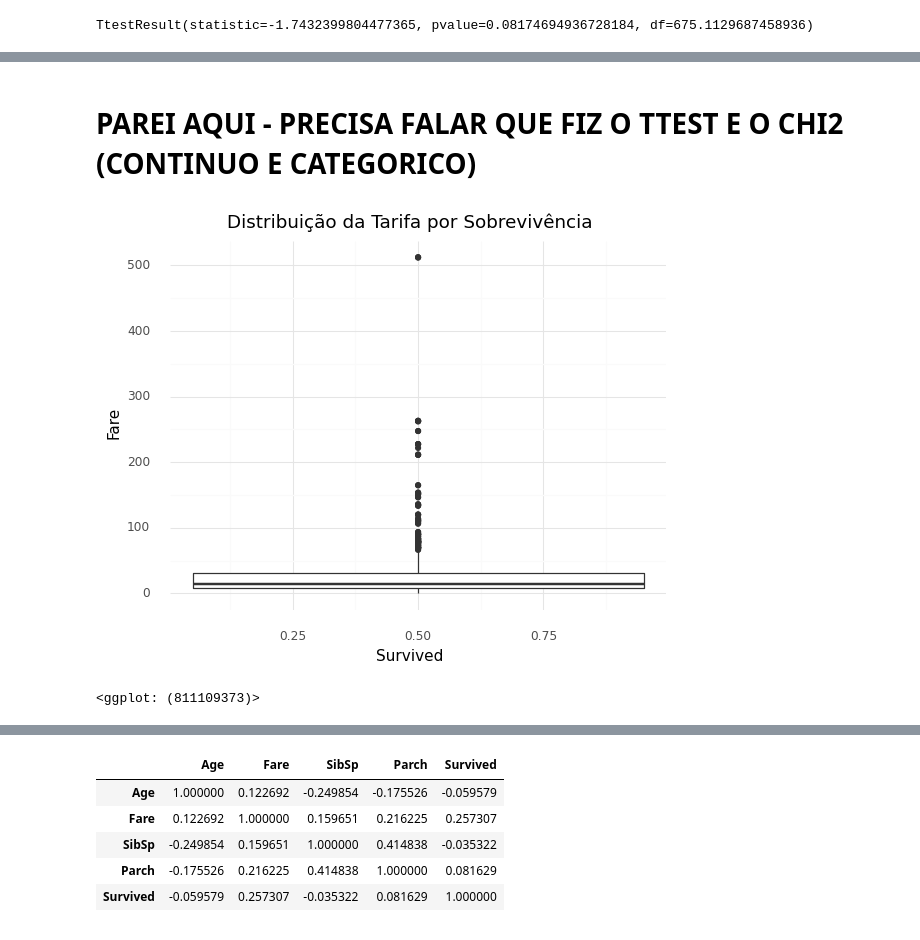
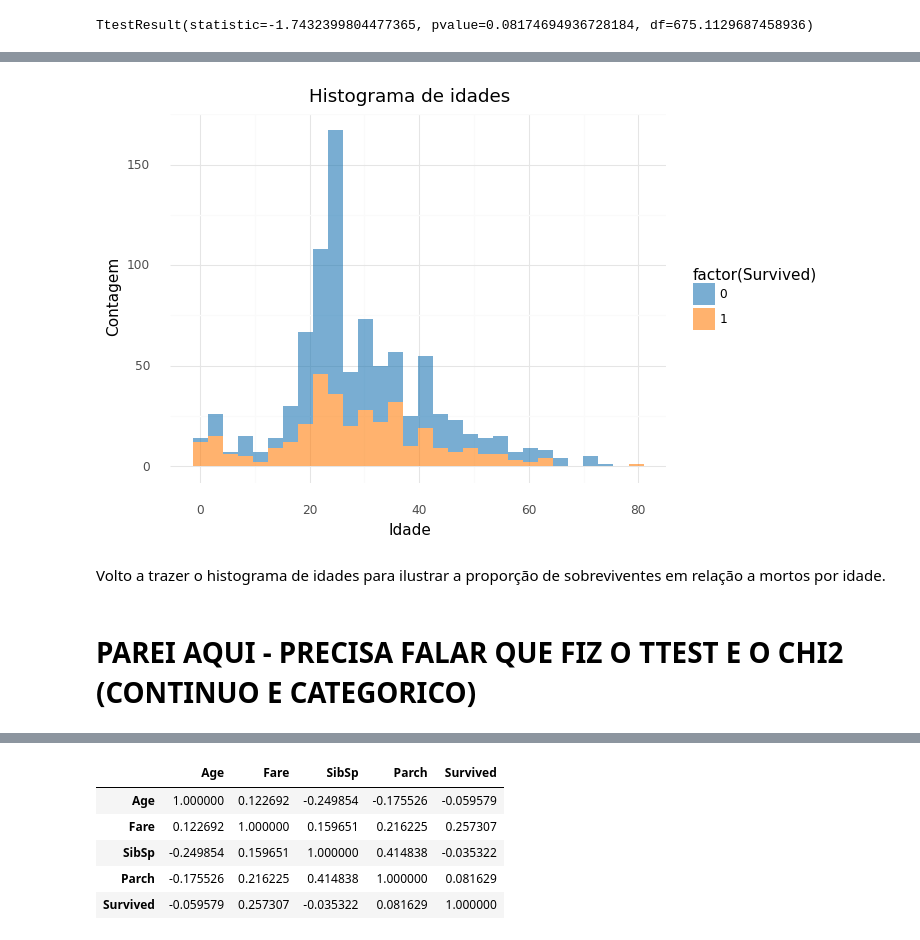
Before and after one commit to pdcos/analise_visual_ciencia_de_dados, a Jupyter notebook: exercicio_individual/exercicio_individual.ipynb, the cells around one changed output, grey strips where cells are left out. Drawn from its saved outputs; the diff is of its cells as text; code cells hidden in the pictures.

```diff
--- a/exercicio_individual/exercicio_individual.ipynb
+++ b/exercicio_individual/exercicio_individual.ipynb
@@ -529,7 +537,16 @@ TtestResult(statistic=-1.7432399804477365, pvalue=0.08174694936728184, df=675.11
+# %%
+plot = (
+    ggplot(df_titanic, aes(x="Age", fill="factor(Survived)"))
+    + geom_histogram(bins=30, alpha=0.6)
+    + theme_minimal()
+    + scale_fill_manual(values=['#1f77b4', '#ff7f0e'])
+    + labs(title="Histograma de idades", x="Idade", y="Contagem")
+)
+
+print(plot)
+# %% [output]
+[figure, added]
+# %% [markdown]
+Volto a trazer o histograma de idades para ilustrar a proporção de sobreviventes em relação a mortos por idade.
 # %% [markdown]
 # PAREI AQUI - PRECISA FALAR QUE FIZ O TTEST E O CHI2 (CONTINUO E CATEGORICO)
-# %%
-ggplot(df_titanic, aes(x='Survived', y='Fare')) + geom_boxplot() + theme_minimal() + labs(title="Distribuição da Tarifa por Sobrevivência")
-# %% [output]
-[figure, removed]
-<ggplot: (811109373)>
```
Also changed, not shown: parts of 21 cells of this notebook.
